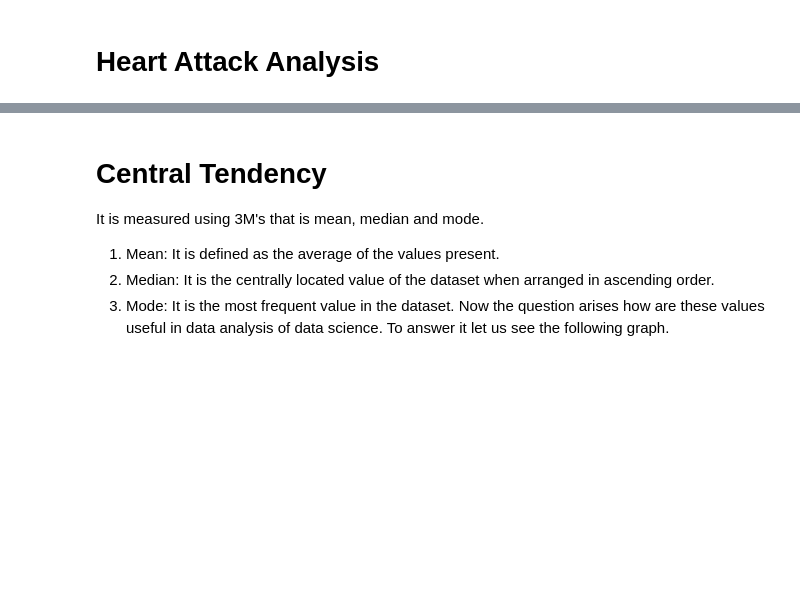
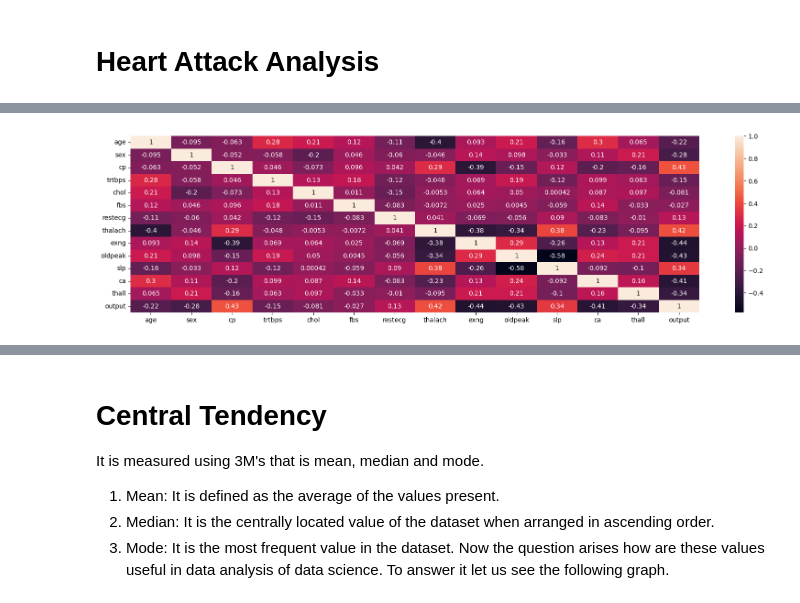
Before and after one commit to rifqinadzori/Heart-Attack-Analysis, a Jupyter notebook: Analysis.ipynb, the cells around one changed output, grey strips where cells are left out. Saved outputs shown, nothing was run; the diff lists cells and outputs as text; code cells hidden in the pictures; blank space fills up the shorter version.

```diff
--- a/Analysis.ipynb
+++ b/Analysis.ipynb
@@ -95,0 +125,6 @@ df.corr()
+# %%
+# Computing the correlation matrix
+sns.heatmap(df.corr(), annot=True)
+plt.rcParams['figure.figsize']=(20,5)
+# %% [output]
+[figure, added]
```
Also changed, not shown: parts of 26 cells of this notebook, 1 other file.
